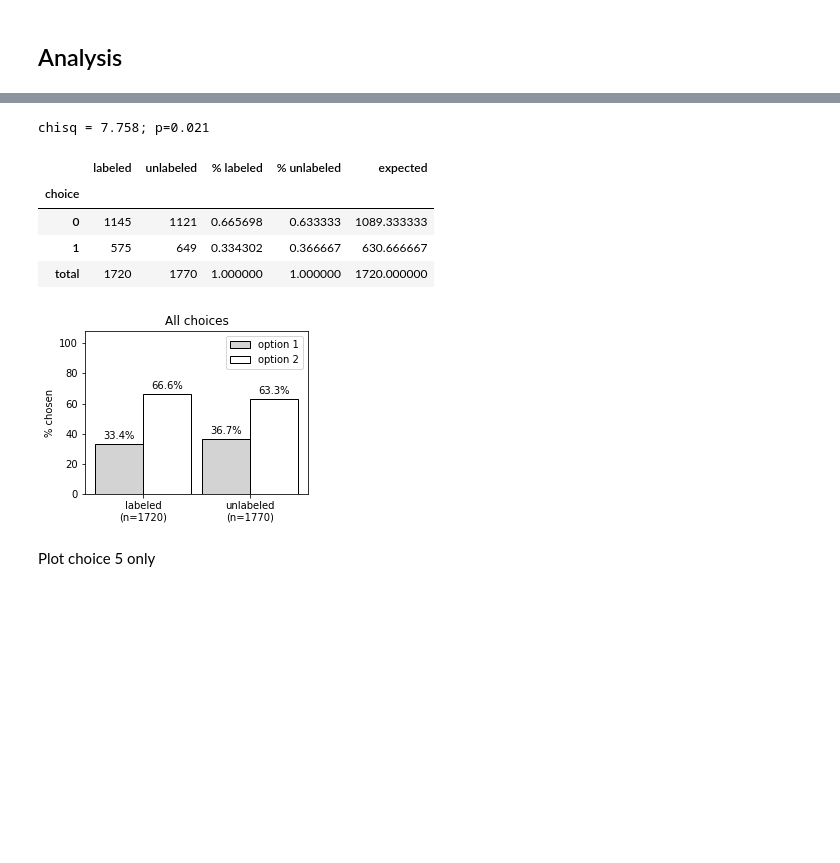
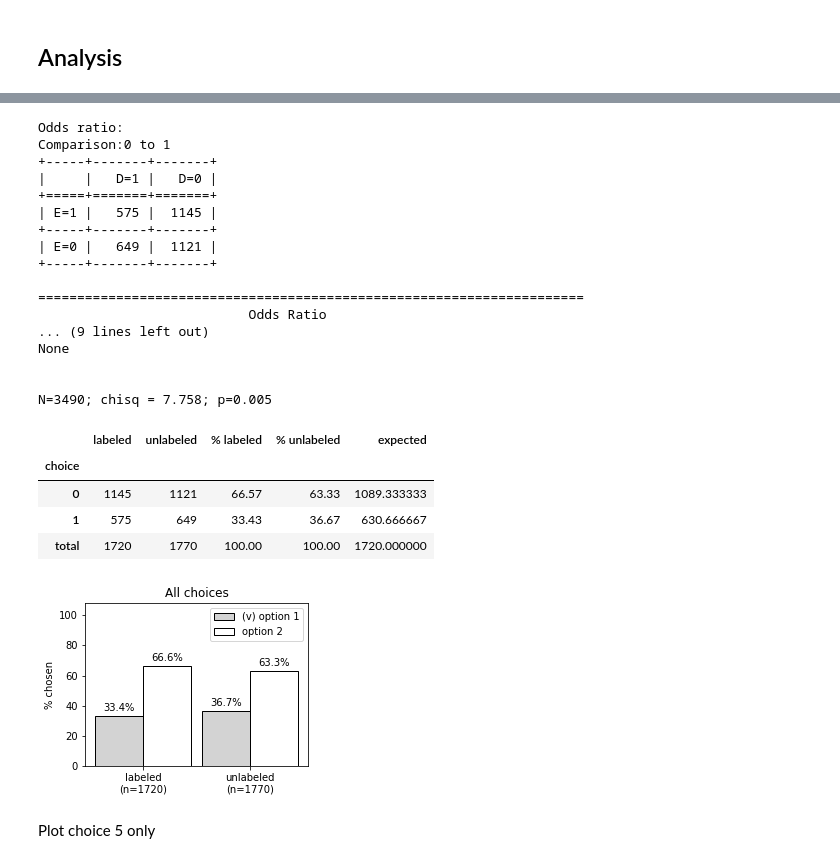
Before and after one commit to aberke/ff, a Jupyter notebook: data-analysis/online-survey-v1-exploratory.ipynb, the cells around one changed output, grey strips where cells are left out. Cells and saved outputs as stored; diff of their text form; code cells hidden in the pictures; blank space fills up the shorter version.

```diff
--- a/data-analysis/online-survey-v1-exploratory.ipynb
+++ b/data-analysis/online-survey-v1-exploratory.ipynb
@@ -997 +1070,4 @@ for pkey, pname in codebook['Q_priorities']['choices'].items():
+# %%
+choices_df['is_pescatarian'] = choices_df['ResponseId'].map(
+        respondent_df.set_index('ResponseId')['is_pescatarian'].astype(int))
 # %%
@@ -1045,11 +1125,12 @@ def make_contingency_df(df):
     }, index=[0, 1]).rename_axis('choice').fillna(0)
     contingency_df.loc['total'] = [contingency_df[c].sum() for c in contingency_df.columns]
     for l in ['labeled', 'unlabeled']:
-        contingency_df['%% %s'%l] = contingency_df[l]/contingency_df[l]['total']
+        contingency_df['fraction %s'%l] = contingency_df[l]/contingency_df[l]['total']
+        contingency_df['%% %s'%l] = round(100*contingency_df['fraction %s'%l],2)
     contingency_df['expected'] = (
-        contingency_df['labeled']['total'] * contingency_df['% unlabeled']
+        contingency_df['labeled']['total'] * contingency_df['fraction unlabeled']
     )
-    return contingency_df
+    return contingency_df.drop(['fraction labeled','fraction unlabeled'],axis=1)
 # %%
 choices_all_contingency_df = make_contingency_df(choices_df)
 choices_all_contingency_df
@@ -1062,10 +1143,10 @@ choices_all_contingency_df
 # %%
-def plot_contingency_table(df, ax, legend_labels=['option 2','option 1'], ylabel=True, legend=True):
+def plot_contingency_table(df, ax, legend_labels=['option 2','(v) option 1'], ylabel=True, legend=True):
     n_labels_values = df.loc['total'][['labeled', 'unlabeled']]
     labels = ['%s\n(n=%s)'%(l, int(n)) for l, n in n_labels_values.iteritems()]
     #labels = ['labeled', 'unlabeled'] # a simpler labeling
-    option1_values = 100*df[['% labeled', '% unlabeled']].loc[1]
-    option2_values = 100*df[['% labeled', '% unlabeled']].loc[0]
+    option1_values = df[['% labeled', '% unlabeled']].loc[1]
+    option2_values = df[['% labeled', '% unlabeled']].loc[0]
 
     x = np.arange(len(labels))  # the label locations
     width = 0.45  # the width of the bars
@@ -1083,25 +1164,51 @@ def plot_contingency_table(df, ax, legend_labels=['option 2','option 1'], ylabel
     ax.bar_label(rects1, option1_labels, padding=3)
     ax.bar_label(rects2, option2_labels, padding=3)
     if legend: ax.legend()
+# %%
+def print_OR(choices_df, plot=False):
+    ort = OddsRatio()
+    ort.fit(choices_df, exposure='labeled',outcome='choice')
+    if plot:
+        fig,ax = plt.subplots(figsize=(2,1))
+        _ = ort.plot()
+    print(ort.summary())
 # %%
+print('Odds ratio:')
+print_OR(choices_df)
 figsize=(4,3)
 fig,ax = plt.subplots(figsize=figsize)
 plot_contingency_table(choices_all_contingency_df, ax)
 chisq, p = scipy.stats.chisquare(
-    choices_all_contingency_df['labeled'],
-    choices_all_contingency_df['expected']
+    choices_all_contingency_df['labeled'].drop('total'),
+    choices_all_contingency_df['expected'].drop('total'),
 )
-print('chisq = %0.3f; p=%0.3f' % (chisq, p))
+print('\n\nN=%s; chisq = %0.3f; p=%0.3f' % (len(choices_df),chisq,p))
 ax.set_title('All choices')
 choices_all_contingency_df
 # %% [output]
-chisq = 7.758; p=0.021
+Odds ratio:
+Comparison:0 to 1
++-----+-------+-------+
+|     |   D=1 |   D=0 |
++=====+=======+=======+
+| E=1 |   575 |  1145 |
++-----+-------+-------+
+| E=0 |   649 |  1121 |
++-----+-------+-------+
+
+======================================================================
+                           Odds Ratio
+... (9 lines left out)
+None
+
+
+N=3490; chisq = 7.758; p=0.005
 |  | labeled | unlabeled | % labeled | % unlabeled | expected |
 | choice |  |  |  |  |  |
-| 0 | 1145 | 1121 | 0.665698 | 0.633333 | 1089.333333 |
-| 1 | 575 | 649 | 0.334302 | 0.366667 | 630.666667 |
-| total | 1720 | 1770 | 1.000000 | 1.000000 | 1720.000000 |
+| 0 | 1145 | 1121 | 66.57 | 63.33 | 1089.333333 |
+| 1 | 575 | 649 | 33.43 | 36.67 | 630.666667 |
+| total | 1720 | 1770 | 100.00 | 100.00 | 1720.000000 |
-[figure, old version]
+[figure, new version]
 # %% [markdown]
 Plot choice 5 only
 # %%
```
Also changed, not shown: parts of 91 cells of this notebook, 2 other files.
